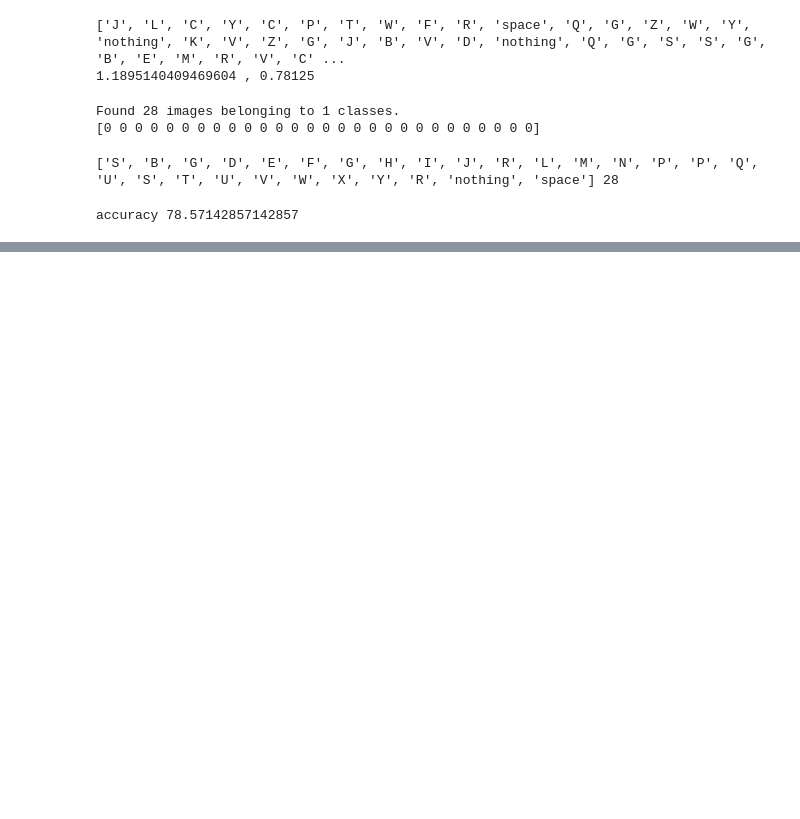
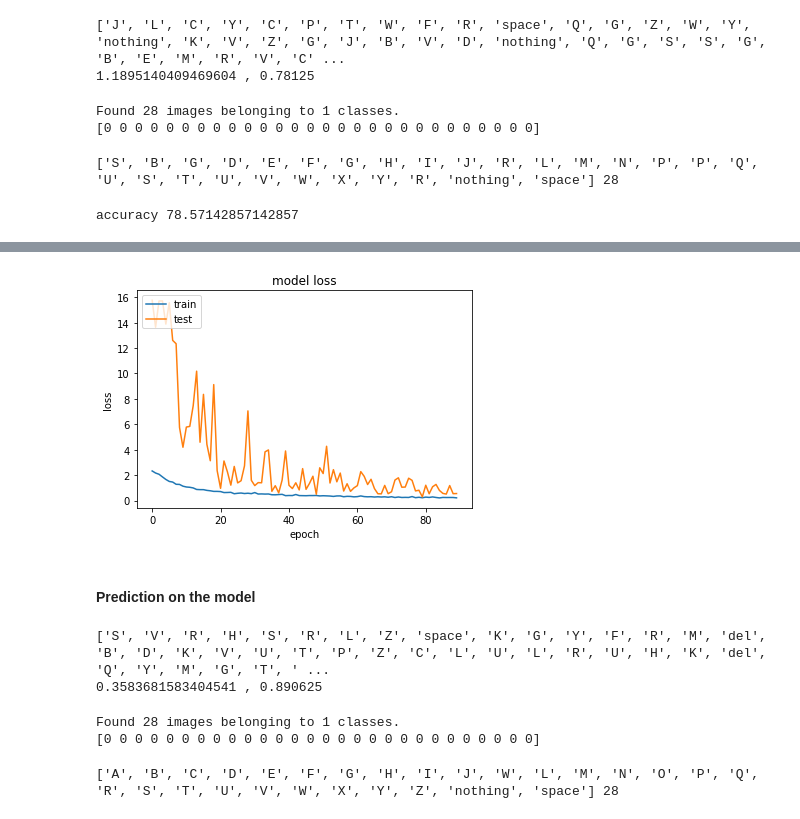
Before and after one commit to poolodhi/MLND, a Jupyter notebook: Final Code/Final_Code.ipynb, the cells around one changed output, grey strips where cells are left out. Drawn from its saved outputs; the diff is of its cells as text; code cells hidden in the pictures; blank space fills up the shorter version.

```diff
--- a/Final Code/Final_Code.ipynb
+++ b/Final Code/Final_Code.ipynb
@@ -297,0 +391,55 @@ accuracy 78.57142857142857
+# %%
+# summarize history for loss
+plt.plot(history.history['loss'])
+plt.plot(history.history['val_loss'])
+plt.title('model loss')
+plt.ylabel('loss')
+plt.xlabel('epoch')
+plt.legend(['train', 'test'], loc='upper left')
+plt.show()
+# %% [output]
+[figure, added]
+# %% [markdown]
+#### Prediction on the model
+# %%
+#Predict on validation dataset
+predictions = model.predict_generator(val_generator, steps=1)
+predictions = np.argmax(predictions, axis=-1) #multiple categories
+label_map = (train_generator.class_indices)
+label_map = dict((v,k) for k,v in label_map.items()) #flip k,v
+
+predictions = [label_map[k] for k in predictions]
+
+print(predictions, len(predictions))
+
+loss, acc = model.evaluate_generator(val_generator, steps=1, verbose=0)
+
+print(loss,",",acc)
+# %% [output]
+['S', 'V', 'R', 'H', 'S', 'R', 'L', 'Z', 'space', 'K', 'G', 'Y', 'F', 'R', 'M', 'del', 'B', 'D', 'K', 'V', 'U', 'T', 'P', 'Z', 'C', 'L', 'U', 'L', 'R', 'U', 'H', 'K', 'del', 'Q', 'Y', 'M', 'G', 'T', ' ...
+0.3583681583404541 , 0.890625
+# %%
+test_image_generator = ImageDataGenerator(
+    samplewise_center = True,
+    samplewise_std_normalization = True,
+)
+
+test_generator = test_image_generator.flow_from_directory(TEST_DIR, target_size=TARGET_SIZE, batch_size=28, shuffle=False,
+    class_mode='categorical')
+print(test_generator.classes)
+# %% [output]
+Found 28 images belonging to 1 classes.
+[0 0 0 0 0 0 0 0 0 0 0 0 0 0 0 0 0 0 0 0 0 0 0 0 0 0 0 0]
+# %%
+#Predict
+test_generator.reset()
+predictions = model.predict_generator(test_generator, steps=1)
+predictions = np.argmax(predictions, axis=1) #multiple categories
+label_map = (train_generator.class_indices)
+label_map = dict((v,k) for k,v in label_map.items()) #flip k,v
+
+predictions = [label_map[k] for k in predictions]
+
+print(predictions, len(predictions))
+# %% [output]
+['A', 'B', 'C', 'D', 'E', 'F', 'G', 'H', 'I', 'J', 'W', 'L', 'M', 'N', 'O', 'P', 'Q', 'R', 'S', 'T', 'U', 'V', 'W', 'X', 'Y', 'Z', 'nothing', 'space'] 28
```
Also changed, not shown: parts of 36 cells of this notebook.
